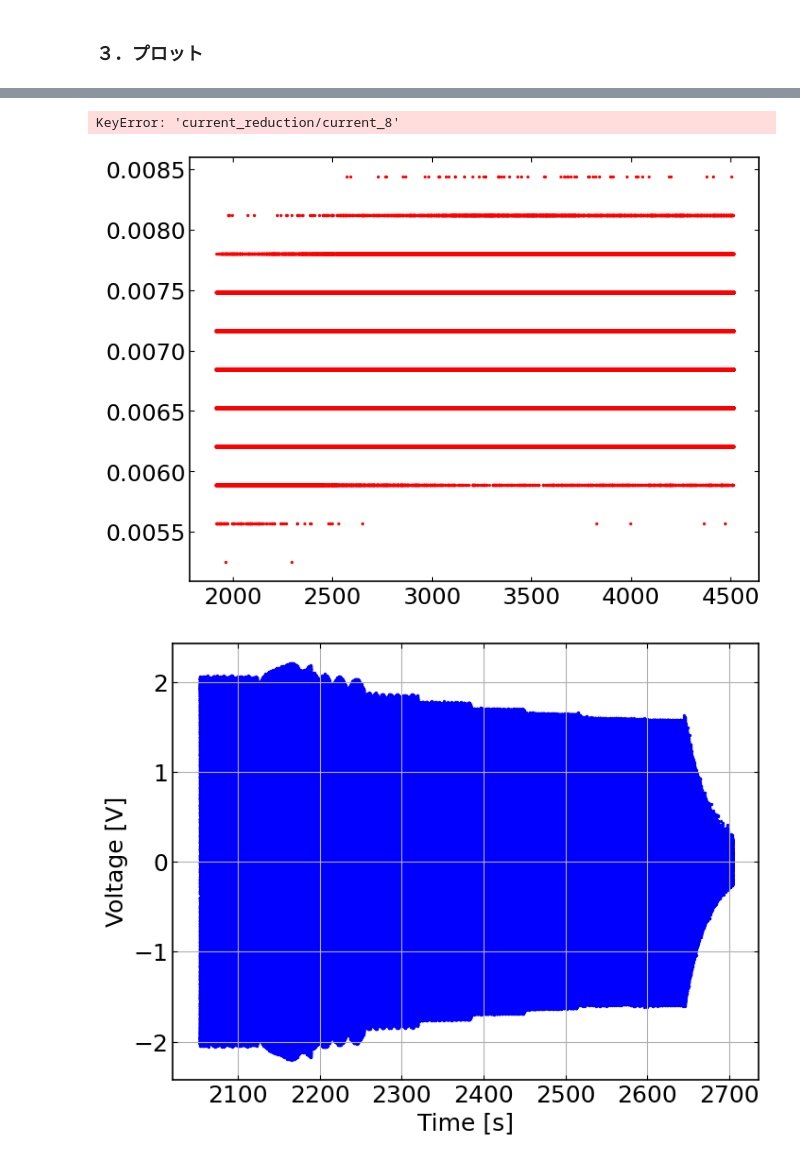
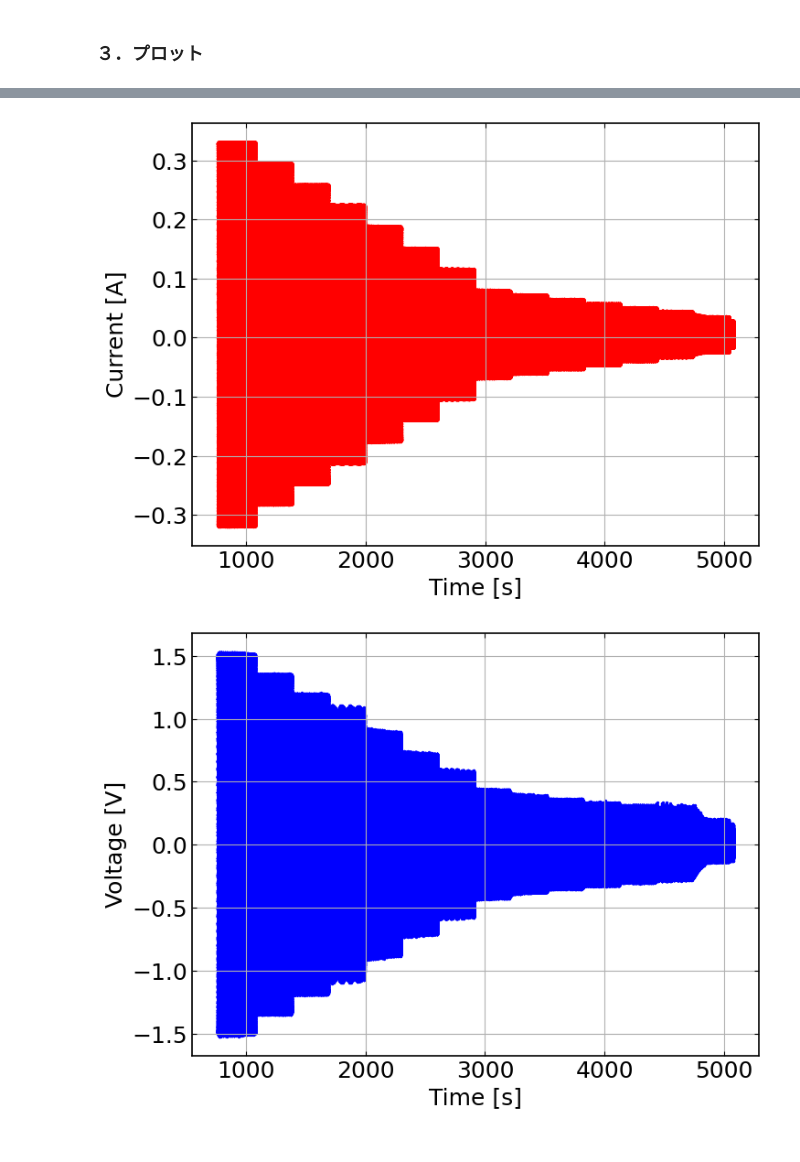
Before and after one commit to Ryoaki374/ipmu_DAQ, a Jupyter notebook: src/hdf2csv.ipynb, the cells around one changed output, grey strips where cells are left out. Saved outputs shown, nothing was run; the diff lists cells and outputs as text; code cells hidden in the pictures.

```diff
--- a/src/hdf2csv.ipynb
+++ b/src/hdf2csv.ipynb
@@ -76,11 +84,11 @@ print("-----------------------")
 -----------------------
 # %%
 if 'logs/log' in df_data:
-    df_data['logs/log'].columns = ["rel_time", "com", "vel", "Ptot_sum", "P_tot_w"]
+    df_data['logs/log'].columns = ["rel_time", "com", "vel", "Ptot_sum", "Ptot_w"]
 
 for name in list(df_data.keys())[:-1]:
     if name in df_data:
-        df_data[name].columns = ["rel_time", "Iu", "Vu", "Ptot_sum", "Ptot_sum_w"]
+        df_data[name].columns = ["rel_time", "Iu", "Vu", "Ptot_sum", "Ptot_w"]
 # %%
 df_data["logs/log"]
 # %% [output]
@@ -145,27 +185,32 @@ ax.grid()
 # %%
+# Current (Whole)
 fig, ax = plt.subplots(figsize=(8, 6))
 ax.scatter(df_data["current_reduction/current_45"]["rel_time"][:], df_data["current_reduction/current_45"]["Iu"][:], label="Current (Iu)", color="red",s=2)
 ax.scatter(df_data["current_reduction/current_40"]["rel_time"][:], df_data["current_reduction/current_40"]["Iu"][:], label="Current (Iu)", color="red",s=2)
 ax.scatter(df_data["current_reduction/current_35"]["rel_time"][:], df_data["current_reduction/current_35"]["Iu"][:], label="Current (Iu)", color="red",s=2)
 ax.scatter(df_data["current_reduction/current_30"]["rel_time"][:], df_data["current_reduction/current_30"]["Iu"][:], label="Current (Iu)", color="red",s=2)
 ax.scatter(df_data["current_reduction/current_25"]["rel_time"][:], df_data["current_reduction/current_25"]["Iu"][:], label="Current (Iu)", color="red",s=2)
 ax.scatter(df_data["current_reduction/current_20"]["rel_time"][:], df_data["current_reduction/current_20"]["Iu"][:], label="Current (Iu)", color="red",s=2)
 ax.scatter(df_data["current_reduction/current_15"]["rel_time"][:], df_data["current_reduction/current_15"]["Iu"][:], label="Current (Iu)", color="red",s=2)
 ax.scatter(df_data["current_reduction/current_10"]["rel_time"][:], df_data["current_reduction/current_10"]["Iu"][:], label="Current (Iu)", color="red",s=2)
 ax.scatter(df_data["current_reduction/current_9"]["rel_time"][:], df_data["current_reduction/current_9"]["Iu"][:], label="Current (Iu)", color="red",s=2)
 ax.scatter(df_data["current_reduction/current_8"]["rel_time"][:], df_data["current_reduction/current_8"]["Iu"][:], label="Current (Iu)", color="red",s=2)
-#ax.plot(df_data["current_reduction/current_35"]["rel_time"][:], df_data["current_reduction/current_35"]["Iu"][:], label="Current (Iu)", color="red",)
-#ax.plot(df_data["current_reduction/current_20"]["rel_time"][:1000], df_data["current_reduction/current_20"]["Vu"][:1000], label="Voltage (Vu)", color="blue",)
+ax.scatter(df_data["current_reduction/current_7"]["rel_time"][:], df_data["current_reduction/current_7"]["Iu"][:], label="Current (Iu)", color="red",s=2)
+ax.scatter(df_data["current_reduction/current_6"]["rel_time"][:], df_data["current_reduction/current_6"]["Iu"][:], label="Current (Iu)", color="red",s=2)
+ax.scatter(df_data["current_reduction/current_5"]["rel_time"][:], df_data["current_reduction/current_5"]["Iu"][:], label="Current (Iu)", color="red",s=2)
+ax.scatter(df_data["current_reduction/current_4"]["rel_time"][:], df_data["current_reduction/current_4"]["Iu"][:], label="Current (Iu)", color="red",s=2)
+ax.scatter(df_data["current_reduction/current_3"]["rel_time"][:], df_data["current_reduction/current_3"]["Iu"][:], label="Current (Iu)", color="red",s=2)
+#ax.scatter(df_data["current_reduction/current_2"]["rel_time"][:], df_data["current_reduction/current_2"]["Iu"][:], label="Current (Iu)", color="red",s=2)
 
 ax.set_xlabel("Time [s]")
 ax.set_ylabel("Current [A]")
 
 ax.grid()
 #ax.legend()
 # %% [output]
-KeyError: 'current_reduction/current_8'
-[figure, old version]
+[figure, new version]
 # %%
+# Voltage (Whole)
 fig, ax = plt.subplots(figsize=(8, 6))
 ax.scatter(df_data["current_reduction/current_45"]["rel_time"][:], df_data["current_reduction/current_45"]["Vu"][:], label="Current (Iu)", color="b",s=2)
 ax.scatter(df_data["current_reduction/current_40"]["rel_time"][:], df_data["current_reduction/current_40"]["Vu"][:], label="Current (Iu)", color="b",s=2)
@@ -177,8 +222,12 @@ ax.scatter(df_data["current_reduction/current_15"]["rel_time"][:], df_data["curr
 ax.scatter(df_data["current_reduction/current_10"]["rel_time"][:], df_data["current_reduction/current_10"]["Vu"][:], label="Current (Iu)", color="b",s=2)
 ax.scatter(df_data["current_reduction/current_9"]["rel_time"][:], df_data["current_reduction/current_9"]["Vu"][:], label="Current (Iu)", color="b",s=2)
 ax.scatter(df_data["current_reduction/current_8"]["rel_time"][:], df_data["current_reduction/current_8"]["Vu"][:], label="Current (Iu)", color="b",s=2)
-#ax.plot(df_data["current_reduction/current_35"]["rel_time"][:], df_data["current_reduction/current_35"]["Iu"][:], label="Current (Iu)", color="red",)
-#ax.plot(df_data["current_reduction/current_20"]["rel_time"][:1000], df_data["current_reduction/current_20"]["Vu"][:1000], label="Voltage (Vu)", color="blue",)
+ax.scatter(df_data["current_reduction/current_7"]["rel_time"][:], df_data["current_reduction/current_7"]["Vu"][:], label="Current (Iu)", color="b",s=2)
+ax.scatter(df_data["current_reduction/current_6"]["rel_time"][:], df_data["current_reduction/current_6"]["Vu"][:], label="Current (Iu)", color="b",s=2)
+ax.scatter(df_data["current_reduction/current_5"]["rel_time"][:], df_data["current_reduction/current_5"]["Vu"][:], label="Current (Iu)", color="b",s=2)
+ax.scatter(df_data["current_reduction/current_4"]["rel_time"][:], df_data["current_reduction/current_4"]["Vu"][:], label="Current (Iu)", color="b",s=2)
+ax.scatter(df_data["current_reduction/current_3"]["rel_time"][:], df_data["current_reduction/current_3"]["Vu"][:], label="Current (Iu)", color="b",s=2)
+#ax.scatter(df_data["current_reduction/current_2"]["rel_time"][:], df_data["current_reduction/current_2"]["Vu"][:], label="Current (Iu)", color="b",s=2)
 
 ax.set_xlabel("Time [s]")
 ax.set_ylabel("Voltage [V]")
@@ -186,4 +235,4 @@ ax.set_ylabel("Voltage [V]")
 ax.grid()
 #ax.legend()
 # %% [output]
-[figure, old version]
+[figure, new version]
```
Also changed, not shown: parts of 14 cells of this notebook.
